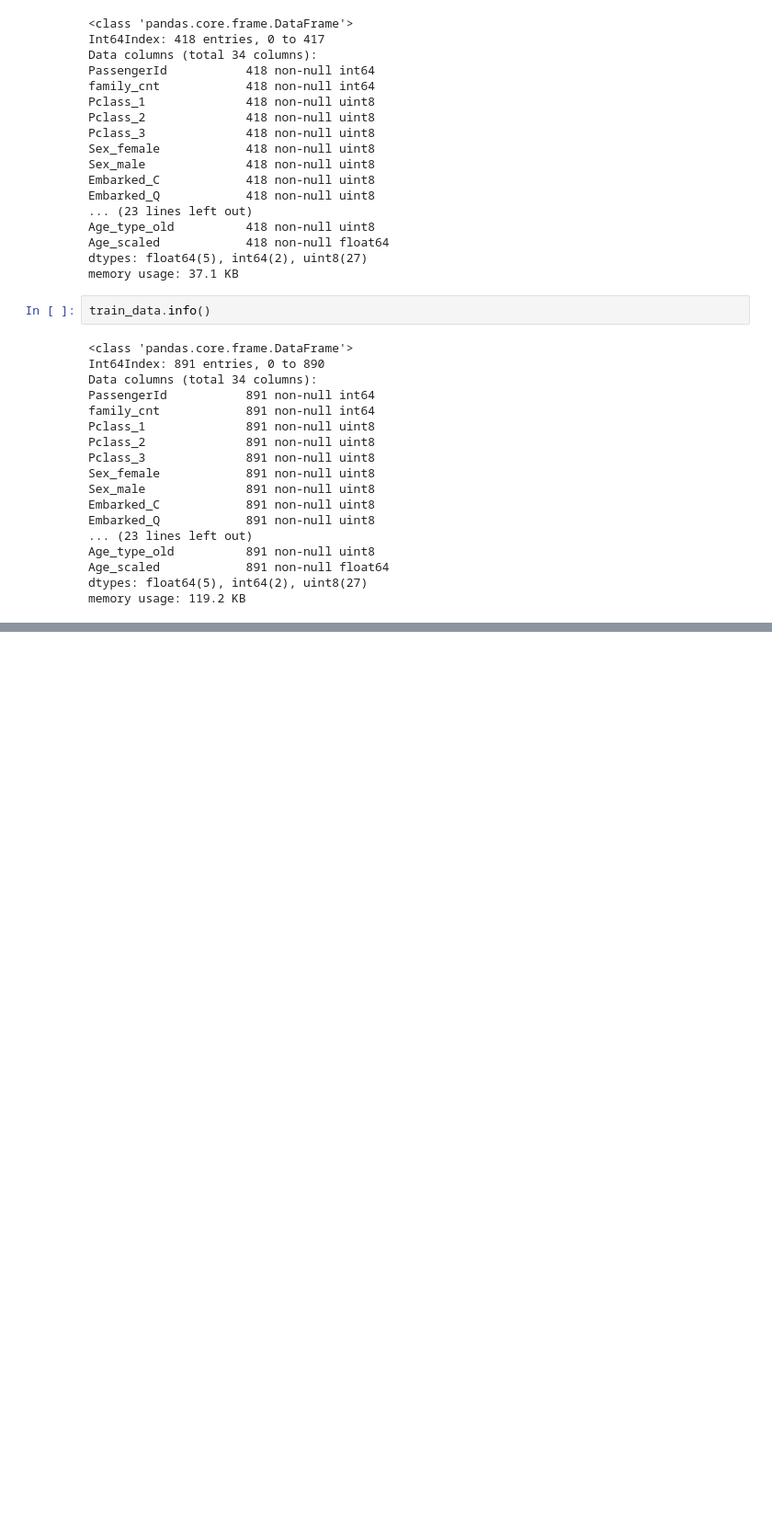
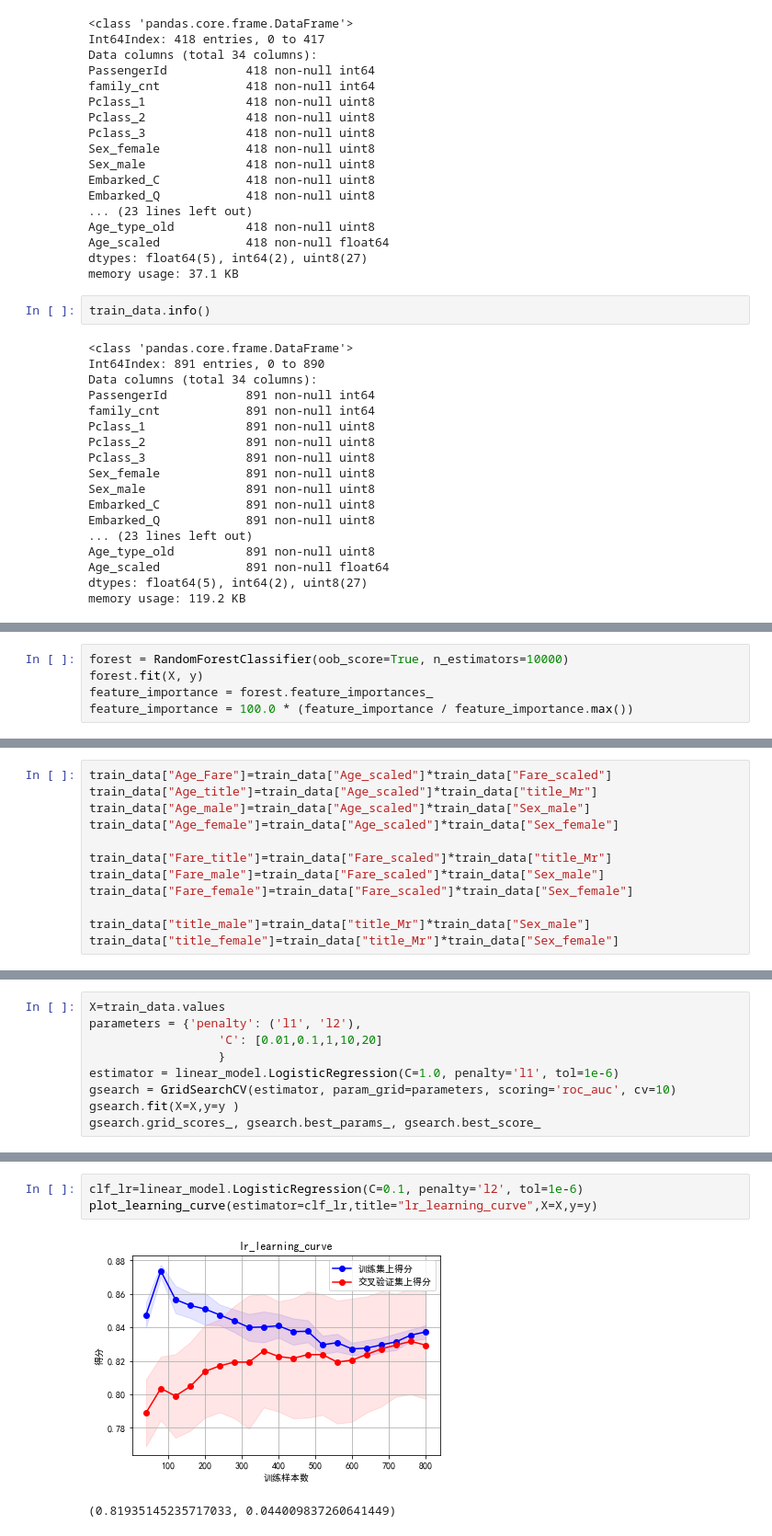
Before and after one commit to cqychen/mykaggle, a Jupyter notebook: titanic/titanic.ipynb, the cells around one changed output, grey strips where cells are left out. Shown at 92% size. Saved outputs shown, nothing was run; the diff lists cells and outputs as text; blank space fills up the shorter version.

```diff
--- a/titanic/titanic.ipynb
+++ b/titanic/titanic.ipynb
@@ -751,0 +947,5 @@ train_data.to_csv('train_data.csv')
+# %%
+forest = RandomForestClassifier(oob_score=True, n_estimators=10000)
+forest.fit(X, y)
+feature_importance = forest.feature_importances_
+feature_importance = 100.0 * (feature_importance / feature_importance.max())
@@ -751,0 +973,12 @@ train_data.to_csv('train_data.csv')
+# %%
+train_data["Age_Fare"]=train_data["Age_scaled"]*train_data["Fare_scaled"]
+train_data["Age_title"]=train_data["Age_scaled"]*train_data["title_Mr"]
+train_data["Age_male"]=train_data["Age_scaled"]*train_data["Sex_male"]
+train_data["Age_female"]=train_data["Age_scaled"]*train_data["Sex_female"]
+
+train_data["Fare_title"]=train_data["Fare_scaled"]*train_data["title_Mr"]
+train_data["Fare_male"]=train_data["Fare_scaled"]*train_data["Sex_male"]
+train_data["Fare_female"]=train_data["Fare_scaled"]*train_data["Sex_female"]
+
+train_data["title_male"]=train_data["title_Mr"]*train_data["Sex_male"]
+train_data["title_female"]=train_data["title_Mr"]*train_data["Sex_female"]
@@ -751,0 +1053,9 @@ train_data.to_csv('train_data.csv')
+# %%
+X=train_data.values
+parameters = {'penalty': ('l1', 'l2'),
+                  'C': [0.01,0.1,1,10,20]
+                  }
+estimator = linear_model.LogisticRegression(C=1.0, penalty='l1', tol=1e-6)
+gsearch = GridSearchCV(estimator, param_grid=parameters, scoring='roc_auc', cv=10)
+gsearch.fit(X=X,y=y )
+gsearch.grid_scores_, gsearch.best_params_, gsearch.best_score_
@@ -751,0 +1075,6 @@ train_data.to_csv('train_data.csv')
+# %%
+clf_lr=linear_model.LogisticRegression(C=0.1, penalty='l2', tol=1e-6)
+plot_learning_curve(estimator=clf_lr,title="lr_learning_curve",X=X,y=y)
+# %% [output]
+[figure, added]
+(0.81935145235717033, 0.044009837260641449)
```
Also changed, not shown: parts of 59 cells of this notebook, 16 other files.
